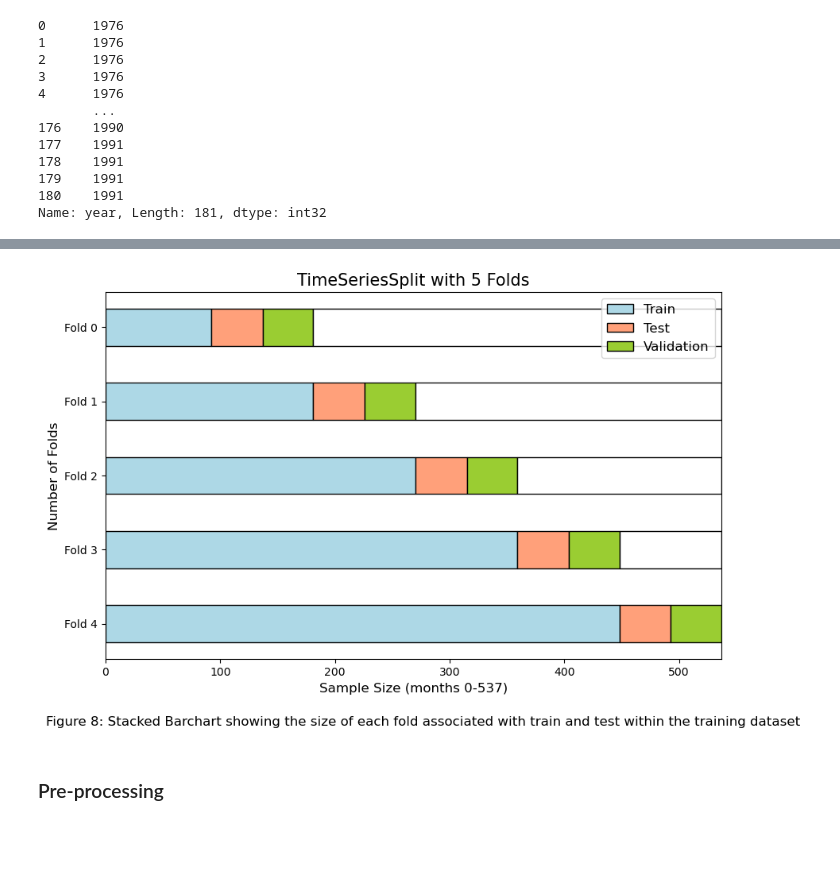
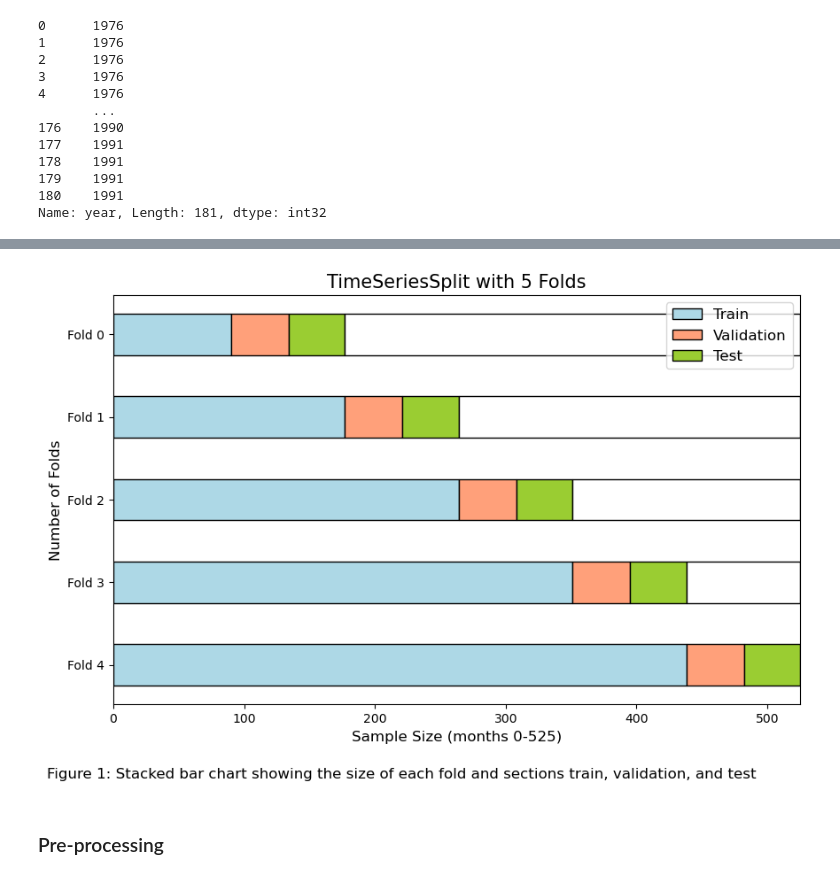
Before and after one commit to miaoxer/wildfire_frequency, a Jupyter notebook: Independent_project_splitting.ipynb, the cells around one changed output, grey strips where cells are left out. Cells and saved outputs as stored; diff of their text form; code cells hidden in the pictures; blank space fills up the shorter version.

```diff
--- a/Independent_project_splitting.ipynb
+++ b/Independent_project_splitting.ipynb
@@ -305,48 +303,50 @@ import matplotlib.pyplot as plt
 folds = 5
 
 #sizes of train and test data for each fold (from previous split)
-train_sizes = [92,181,270,359,448]
-test_sizes = [45,45,45,45,45]
-val_sizes = [44,44,44,44,44]
+train_sizes = [90,177,264,351,438]
+val_sizes = [43,43,43,43,43]
+test_sizes = [44,44,44,44,44]
 
 #Total size of the test set (375 samples)
-total_size = 537
+total_size = 525
 
 #fold labels (y-axis) - reversed to have Fold 0 at the top
 fold_labels = [f'Fold {i}' for i in range(folds-1, -1, -1)]
 
 #set up the figure and axis
 fig, ax = plt.subplots(figsize=(10, 6))
 
 #create horizontal stacked bars
 for i in range(folds):
     #plot train section
     ax.barh(folds-1-i, train_sizes[i], color='lightblue', edgecolor='black', height=0.5, label='Train' if i == 0 else "")
 
     #plot test section
-    ax.barh(folds-1-i, test_sizes[i], left=train_sizes[i], color='lightsalmon', edgecolor='black', height=0.5, label='Test' if i == 0 else "")
+    ax.barh(folds-1-i, test_sizes[i], left=train_sizes[i], color='lightsalmon', edgecolor='black', height=0.5, label='Validation' if i == 0 else "")
 
-    ax.barh(folds-1-i, val_sizes[i], left=train_sizes[i] + test_sizes[i], color='yellowgreen', edgecolor='black', height=0.5, label='Validation' if i == 0 else "")
+    ax.barh(folds-1-i, val_sizes[i], left=train_sizes[i] + test_sizes[i], color='yellowgreen', edgecolor='black', height=0.5, label='Test' if i == 0 else "")
 
     #plot the remaining portion (white with black outline) for folds 0-3 (not needed for fold 4 since it's fully used)
     if i < folds-1:
         remaining = total_size - (train_sizes[i] + test_sizes[i] + val_sizes[i])
         ax.barh(folds-1-i, remaining, left=train_sizes[i] + test_sizes[i] + val_sizes[i], color='white', edgecolor='black', height=0.5)
 
 #set labels, limits, and title
 ax.set_yticks(range(folds))
 ax.set_yticklabels(fold_labels)
 ax.set_xlim(0, total_size)
-ax.set_xlabel('Sample Size (months 0-537)', fontsize=12)
+ax.set_xlabel('Sample Size (months 0-525)', fontsize=12)
 ax.set_ylabel('Number of Folds', fontsize=12)
 ax.set_title('TimeSeriesSplit with 5 Folds', fontsize=15)
 ax.legend(loc='upper right', fontsize=12)
 
-plt.figtext(0.05, -0.03, 'Figure 8: Stacked Barchart showing the size of each fold associated with train and test within the training dataset', size=12)
+plt.figtext(0.05, -0.03, 'Figure 1: Stacked bar chart showing the size of each fold and sections train, validation, and test', size=12)
+
+plt.savefig('timeseriessplit_diagram.png')
 
 plt.show()
 # %% [output]
-[figure, old version]
+[figure, new version]
 # %% [markdown]
 ### Pre-processing
 # %%
```
Also changed, not shown: parts of 21 cells of this notebook, 21 other files.
